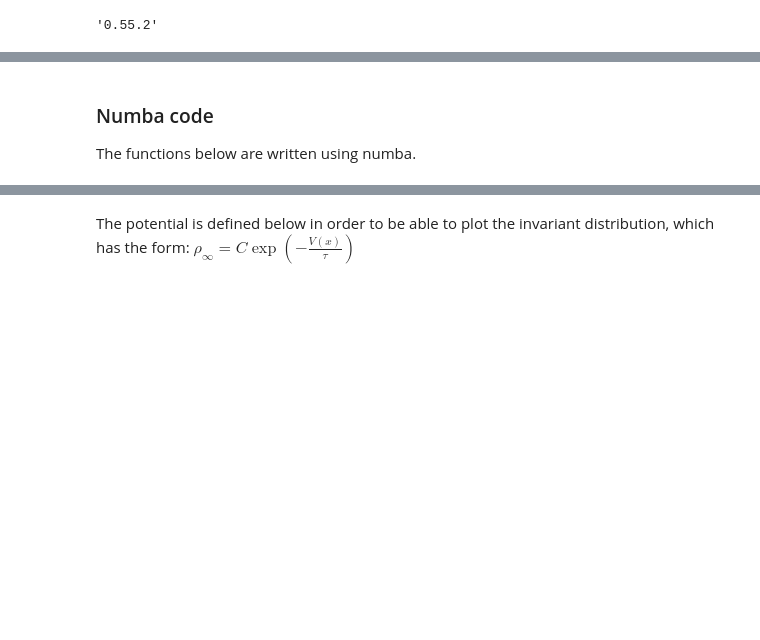
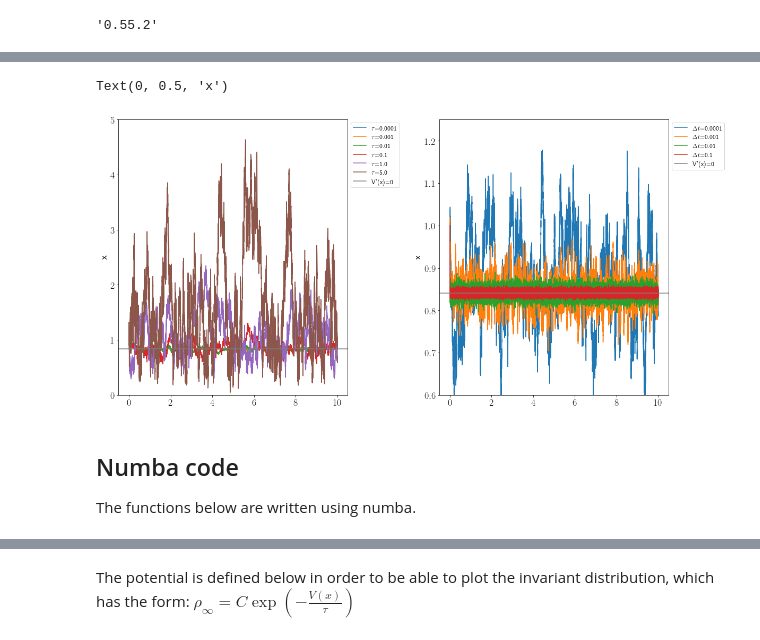
Before and after one commit to alixsleroy/WeakSDEapproximation, a Jupyter notebook: Infinite double well-histograms.ipynb, the cells around one changed output, grey strips where cells are left out. Saved outputs shown, nothing was run; the diff lists cells and outputs as text; code cells hidden in the pictures; blank space fills up the shorter version.

```diff
--- a/Infinite double well-histograms.ipynb
+++ b/Infinite double well-histograms.ipynb
@@ -43,5 +105,74 @@ nb.__version__
+# %%
+def run_num_plot(T,N,dt,s):
+    """
+    This function is similar to the one designed above but it is designed to work
+    without numba and to produce samples examples of paths generated.
+    """
+    y0 = 1 #initial condition
+    y_full = [y0]
+    for ii in range(N*T):
+        b1 = np.random.normal(0,1)
+        y1 = e_m_fast(y0,s,b1,dt)
+        y_full.append(y1)
+        y0=y1
+
+    return np.array(y_full)
+
+run_num_plot(1,10,0.1,0.1)
+
+# ---------- Generate samples path for different values of tau -------------
+fig, (ax1,ax2) = plt.subplots(1, 2,figsize=(18,9))# plt.figure(figsize=(4,4))
+fig.subplots_adjust(left=0.1,
+                    bottom=0.1,
+                    right=0.9,
+                    top=0.9,
+                    wspace=0.4,
+                    hspace=0.4)
+
+N=10**4 #Time discretisation
+T=10 #Final time
+t_list=np.arange(0,T+1/(N),1/(N)) #list of time discretise to plot
+dt = float(1/N)  #size of the time steps
+tau_list = np.array([0.0001,0.001,0.01,0.1,1,5]) #list of values of tau considered
+for i in range(len(tau_list)): #loop through the different values of tau
+    tau_i=tau_list[i] #get the value of tau
+    s = np.sqrt(2*tau_i*dt) #get the related stochastic multiplicative term
+    y_full=run_num_plot(T,N,dt,s) #value of X(T) as approximated by the numerical scheme
+    ax1.set_ylim(0, 5) #zoom between -5 and 5 on the plot
+    ax1.plot(t_list,y_full,label="$\\tau$="+str(round(tau_i,5))) #plot the paths
+
+ax1.axhline(y=1/np.sqrt(np.sqrt(2)),color="grey",label="V'(x)=0")
+ax1.axhline(y=-1/np.sqrt(np.sqrt(2)),color="grey")
+
+ax1.legend(loc='upper left', bbox_to_anchor=(1, 1)) #add the legend
+# plt.title("Plot of example paths with different values of $\\tau $ ") #add the title
+ax1.set_ylabel("x")
+
+# ---------- Generate samples path for different values of \Delta t -------------
+
+N=10**4 #Time discretisation
+T=10 #Final time
+t_list=np.arange(0,T+1/(N),1/(N)) #list of time discretise to plot
+dt = float(1/N)  #size of the time steps
+dt_list = np.array([0.0001,0.001,0.01,0.1]) #,0.5]) #list of values of tau considered
+tau = 0.1
+
+for i in range(len(dt_list)): #loop through the different values of tau
+    dti=dt_list[i] #get the value of tau
+    s = np.sqrt(2*tau*dt) #get the related stochastic multiplicative term
+    y_full=run_num_plot(T,N,dti,s) #value of X(T) as approximated by the numerical scheme
+    ax2.set_ylim(0.6, 1.25) #zoom between -5 and 5 on the plot
+    ax2.plot(t_list,y_full,label="$\Delta t$="+str(round(dti,5))) #plot the paths
+
+ax2.axhline(y=1/np.sqrt(np.sqrt(2)),color="grey",label="V'(x)=0")
+ax2.axhline(y=-1/np.sqrt(np.sqrt(2)),color="grey")
+ax2.legend(loc='upper left', bbox_to_anchor=(1, 1))
+ax2.set_ylabel("x")
+# %% [output]
+Text(0, 0.5, 'x')
+[figure, added]
 # %% [markdown]
-### Numba code
+## Numba code
 
 The functions below are written using numba.
 # %%
```
Also changed, not shown: parts of 11 cells of this notebook, 1 other file.
